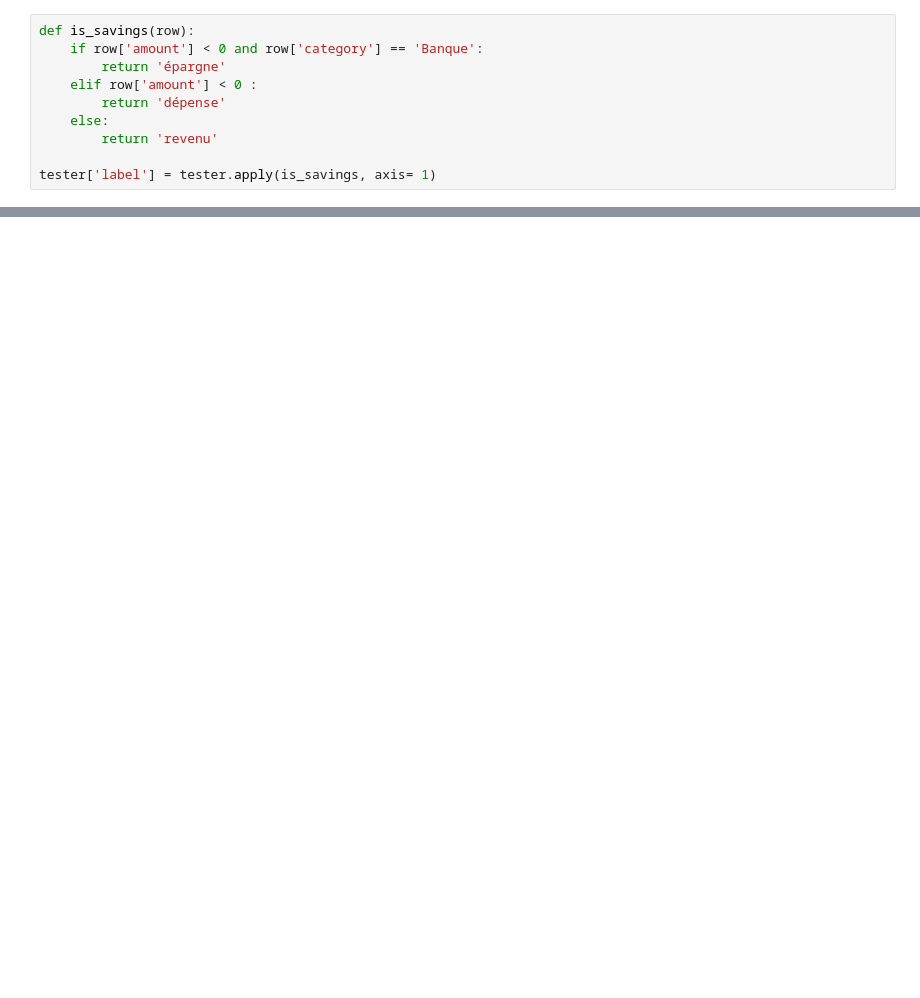
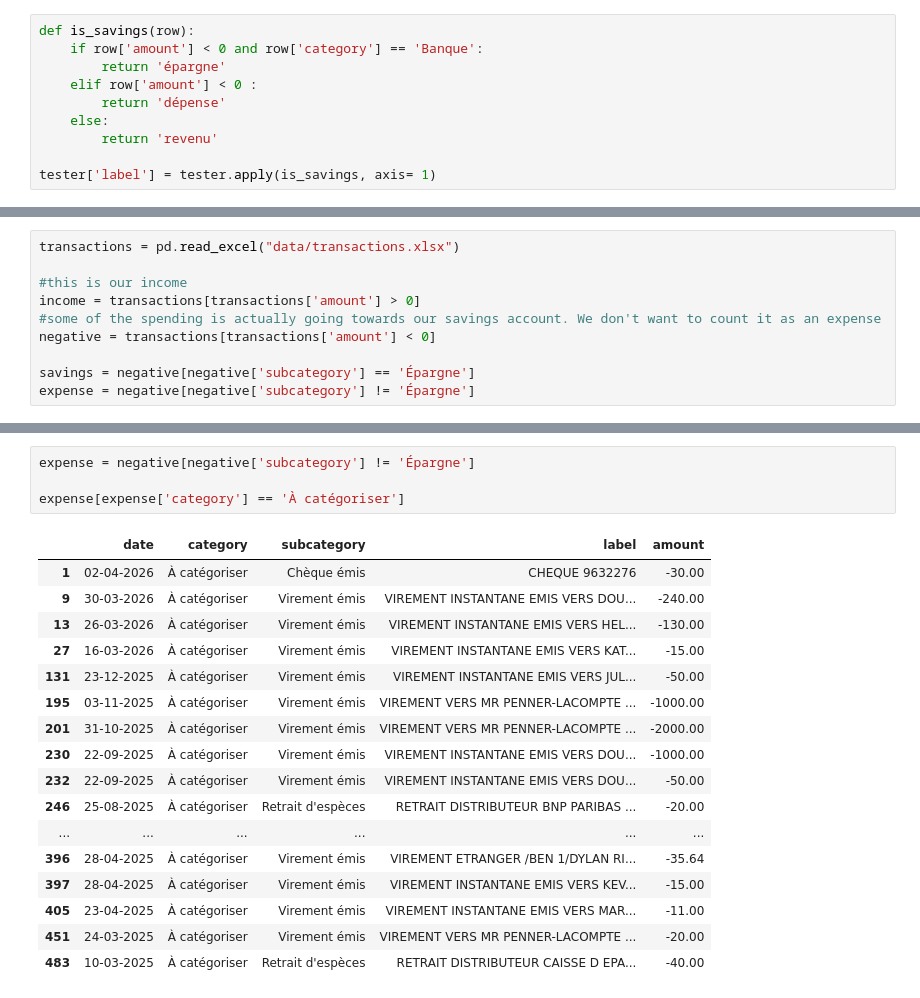
Before and after one commit to Keenan-Penner/expense-tracker, a Jupyter notebook: test.ipynb, the cells around one changed output, grey strips where cells are left out. Cells and saved outputs as stored; diff of their text form; blank space fills up the shorter version.

```diff
--- a/test.ipynb
+++ b/test.ipynb
@@ -190,0 +162,10 @@ tester[tester['label'] == 'épargne']
+# %%
+transactions = pd.read_excel("data/transactions.xlsx")
+
+#this is our income
+income = transactions[transactions['amount'] > 0]
+#some of the spending is actually going towards our savings account. We don't want to count it as an expense
+negative = transactions[transactions['amount'] < 0]
+
+savings = negative[negative['subcategory'] == 'Épargne']
+expense = negative[negative['subcategory'] != 'Épargne']
@@ -190,0 +188,22 @@ tester[tester['label'] == 'épargne']
+# %%
+expense = negative[negative['subcategory'] != 'Épargne']
+
+expense[expense['category'] == 'À catégoriser']
+# %% [output]
+|  | date | category | subcategory | label | amount |
+| 1 | 02-04-2026 | À catégoriser | Chèque émis | CHEQUE 9632276 | -30.00 |
+| 9 | 30-03-2026 | À catégoriser | Virement émis | VIREMENT INSTANTANE EMIS VERS DOU... | -240.00 |
+| 13 | 26-03-2026 | À catégoriser | Virement émis | VIREMENT INSTANTANE EMIS VERS HEL... | -130.00 |
+| 27 | 16-03-2026 | À catégoriser | Virement émis | VIREMENT INSTANTANE EMIS VERS KAT... | -15.00 |
+| 131 | 23-12-2025 | À catégoriser | Virement émis | VIREMENT INSTANTANE EMIS VERS JUL... | -50.00 |
+| 195 | 03-11-2025 | À catégoriser | Virement émis | VIREMENT VERS MR PENNER-LACOMPTE ... | -1000.00 |
+| 201 | 31-10-2025 | À catégoriser | Virement émis | VIREMENT VERS MR PENNER-LACOMPTE ... | -2000.00 |
+| 230 | 22-09-2025 | À catégoriser | Virement émis | VIREMENT INSTANTANE EMIS VERS DOU... | -1000.00 |
+| 232 | 22-09-2025 | À catégoriser | Virement émis | VIREMENT INSTANTANE EMIS VERS DOU... | -50.00 |
+| 246 | 25-08-2025 | À catégoriser | Retrait d'espèces | RETRAIT DISTRIBUTEUR BNP PARIBAS ... | -20.00 |
+| ... | ... | ... | ... | ... | ... |
+| 396 | 28-04-2025 | À catégoriser | Virement émis | VIREMENT ETRANGER /BEN 1/DYLAN RI... | -35.64 |
+| 397 | 28-04-2025 | À catégoriser | Virement émis | VIREMENT INSTANTANE EMIS VERS KEV... | -15.00 |
+| 405 | 23-04-2025 | À catégoriser | Virement émis | VIREMENT INSTANTANE EMIS VERS MAR... | -11.00 |
+| 451 | 24-03-2025 | À catégoriser | Virement émis | VIREMENT VERS MR PENNER-LACOMPTE ... | -20.00 |
+| 483 | 10-03-2025 | À catégoriser | Retrait d'espèces | RETRAIT DISTRIBUTEUR CAISSE D EPA... | -40.00 |
```
Also changed, not shown: parts of 19 cells of this notebook.
